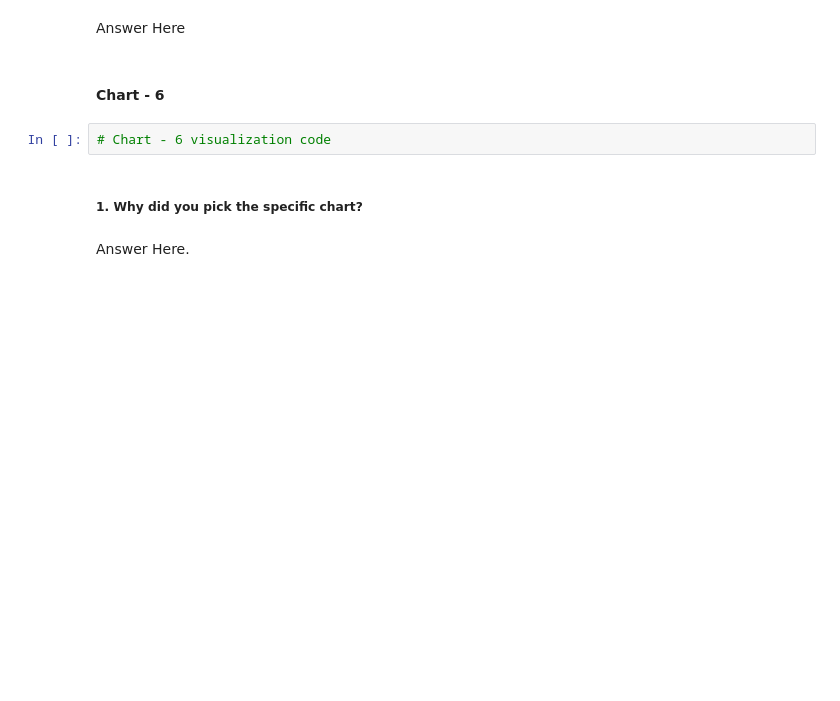
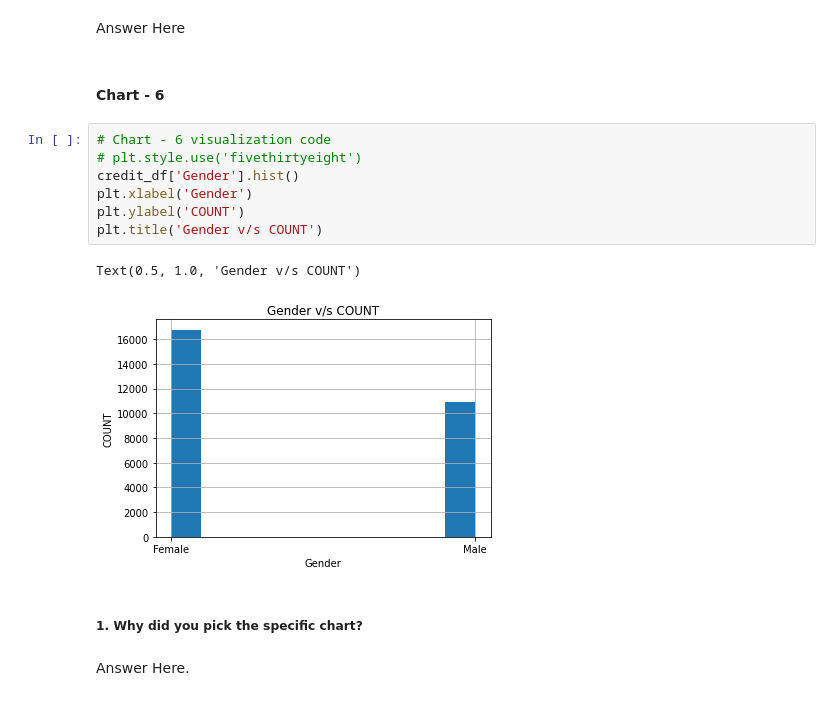
Before and after one commit to dileep-rawat/Capstone_Project_3-Credit_Card_default_Prediction, a Jupyter notebook: Credit_Card_Default_Prediction_Capstone_Project.ipynb, the cells around one changed output. Drawn from its saved outputs; the diff is of its cells as text; blank space fills up the shorter version.

```diff
--- a/Credit_Card_Default_Prediction_Capstone_Project.ipynb
+++ b/Credit_Card_Default_Prediction_Capstone_Project.ipynb
@@ -534,8 +569,16 @@ Are there any insights that lead to negative growth? Justify with specific reaso
 Answer Here
 # %% [markdown]
 #### Chart - 6
-# %%
-# Chart - 6 visualization code
+# %%
+# Chart - 6 visualization code
+# plt.style.use('fivethirtyeight')
+credit_df['Gender'].hist()
+plt.xlabel('Gender')
+plt.ylabel('COUNT')
+plt.title('Gender v/s COUNT')
+# %% [output]
+Text(0.5, 1.0, 'Gender v/s COUNT')
+[figure, added]
 # %% [markdown]
 ##### 1. Why did you pick the specific chart?
 # %% [markdown]
```
Also changed, not shown: parts of 41 cells of this notebook.
